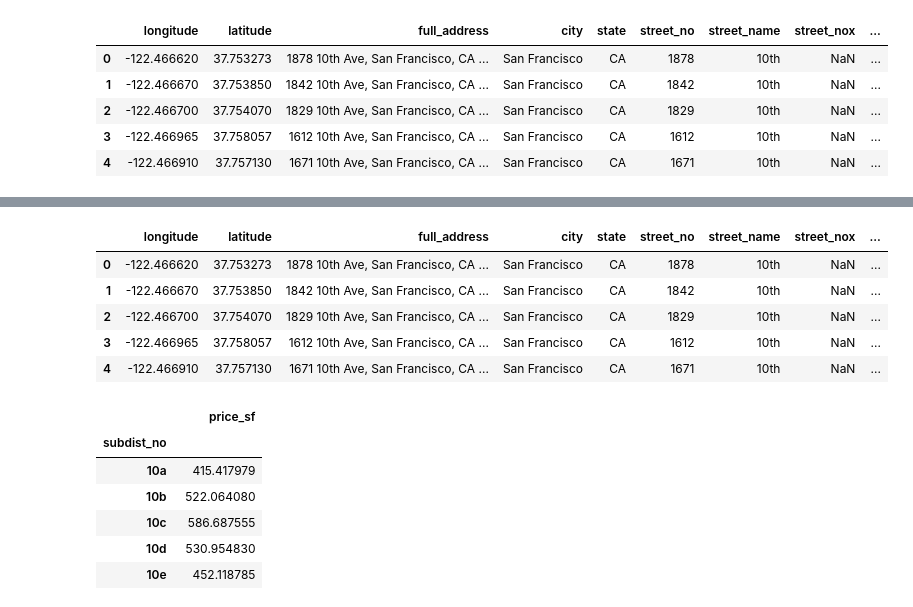
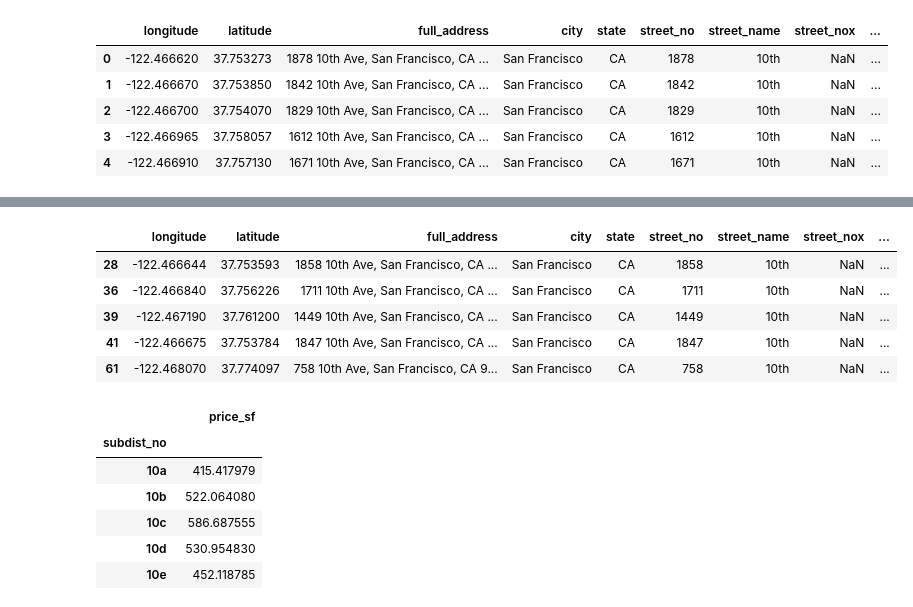
Before and after one commit to Ahdeny/SF_Real_Estate_Project, a Jupyter notebook: SF Map Code Master.ipynb, the cells around one changed output, grey strips where cells are left out. Cells and saved outputs as stored; diff of their text form; code cells hidden in the pictures.

```diff
--- a/SF Map Code Master.ipynb
+++ b/SF Map Code Master.ipynb
@@ -98,0 +111,8 @@ temp_data.head(5)
+# %%
+# Fill sf zero values with the average sf by bedroom
+averagesf_data = temp_data.groupby('beds').sf.mean()
+temp_data.loc[(temp_data['sf'] == 0) & temp_data['beds'] == 0, 'sf'] = averagesf_data.loc[0]
+
+x = temp_data[temp_data['beds'] == 0]
+
+x.head()
@@ -99,25 +126,29 @@ temp_data.head(5)
 # %%
 # Map MLS neighborhood code (e.g. 1010) to shapefile neighborhood id (e.g. '1a')
 neighborhood_dict = {1010: '1a', 1020: '1b', 1030: '1c', 1040: '1d', 1050: '1e', 1060: '1f', 1070: '1g',
                      2010: '2a', 2020: '2b', 2030: '2c', 2040: '2d', 2050: '2e', 2060: '2f', 2070: '2g',
                      3010: '3a', 3020: '3b', 3030: '3c', 3040: '3d', 3050: '3e', 3060: '3f', 3070: '3g', 3080: '3h', 3090: '3j',
                      4010: '4a', 4020: '4b', 4030: '4c', 4040: '4d', 4050: '4e', 4060: '4f', 4070: '4g', 4080: '4h', 4090: '4j', 4100: '4k', 4110: '4m', 4120: '4n', 4130: '4p', 4140: '4r', 4150: '4s', 4160: '4t',
                      5010: '5a', 5020: '5b', 5030: '5c', 5040: '5d', 5050: '5e', 5060: '5f', 5070: '5g', 5080: '5h', 5090: '5j', 5100: '5k', 5110: '5m',
                      6010: '6a', 6020: '6b', 6030: '6c', 6040: '6d', 6050: '6e', 6060: '6f',
                      7010: '7a', 7020: '7b', 7030: '7c', 7040: '7d',
                      8010: '8a', 8020: '8b', 8030: '8c', 8040: '8d', 8050: '8e', 8060: '8f', 8070: '8g', 8080: '8h', 8090: '8j',
                      9010: '9a', 9020: '9c', 9030: '9d', 9040: '9e', 9050: '9f', 9060: '9h', 9070: '9j', 9080: '9g',
                      10010: '10a', 10020: '10b', 10030: '10c', 10040: '10d', 10050: '10e', 10060: '10f', 10070: '10g', 10080: '10h', 10090: '10j', 10100: '10k', 10110: '10m', 10120: '10n'
                     }
-sf_data = temp_data.replace({"subdist_no": neighborhood_dict})
-sf_data.head(5)
+sf_data = temp_data.replace({'subdist_no': neighborhood_dict})
+
+# Create a subset by year
+sf_data['year'] = '20' + sf_data['sale_date'].str[-2:]
+year_subset = sf_data[sf_data['year'] == '2018']
+year_subset.head(5)
 # %% [output]
 |  | longitude | latitude | full_address | city | state | street_no | street_name | street_nox | ... |
-| 0 | -122.466620 | 37.753273 | 1878 10th Ave, San Francisco, CA ... | San Francisco | CA | 1878 | 10th | NaN | ... |
-| 1 | -122.466670 | 37.753850 | 1842 10th Ave, San Francisco, CA ... | San Francisco | CA | 1842 | 10th | NaN | ... |
-| 2 | -122.466700 | 37.754070 | 1829 10th Ave, San Francisco, CA ... | San Francisco | CA | 1829 | 10th | NaN | ... |
-| 3 | -122.466965 | 37.758057 | 1612 10th Ave, San Francisco, CA ... | San Francisco | CA | 1612 | 10th | NaN | ... |
-| 4 | -122.466910 | 37.757130 | 1671 10th Ave, San Francisco, CA ... | San Francisco | CA | 1671 | 10th | NaN | ... |
+| 28 | -122.466644 | 37.753593 | 1858 10th Ave, San Francisco, CA ... | San Francisco | CA | 1858 | 10th | NaN | ... |
+| 36 | -122.466840 | 37.756226 | 1711 10th Ave, San Francisco, CA ... | San Francisco | CA | 1711 | 10th | NaN | ... |
+| 39 | -122.467190 | 37.761200 | 1449 10th Ave, San Francisco, CA ... | San Francisco | CA | 1449 | 10th | NaN | ... |
+| 41 | -122.466675 | 37.753784 | 1847 10th Ave, San Francisco, CA ... | San Francisco | CA | 1847 | 10th | NaN | ... |
+| 61 | -122.468070 | 37.774097 | 758 10th Ave, San Francisco, CA 9... | San Francisco | CA | 758 | 10th | NaN | ... |
 # %%
 # Create summary data by neighborhood
 neighborhood_data = pd.DataFrame({'price_sf': sf_data.groupby('subdist_no').apply(
```
Also changed, not shown: parts of 2 cells of this notebook.
